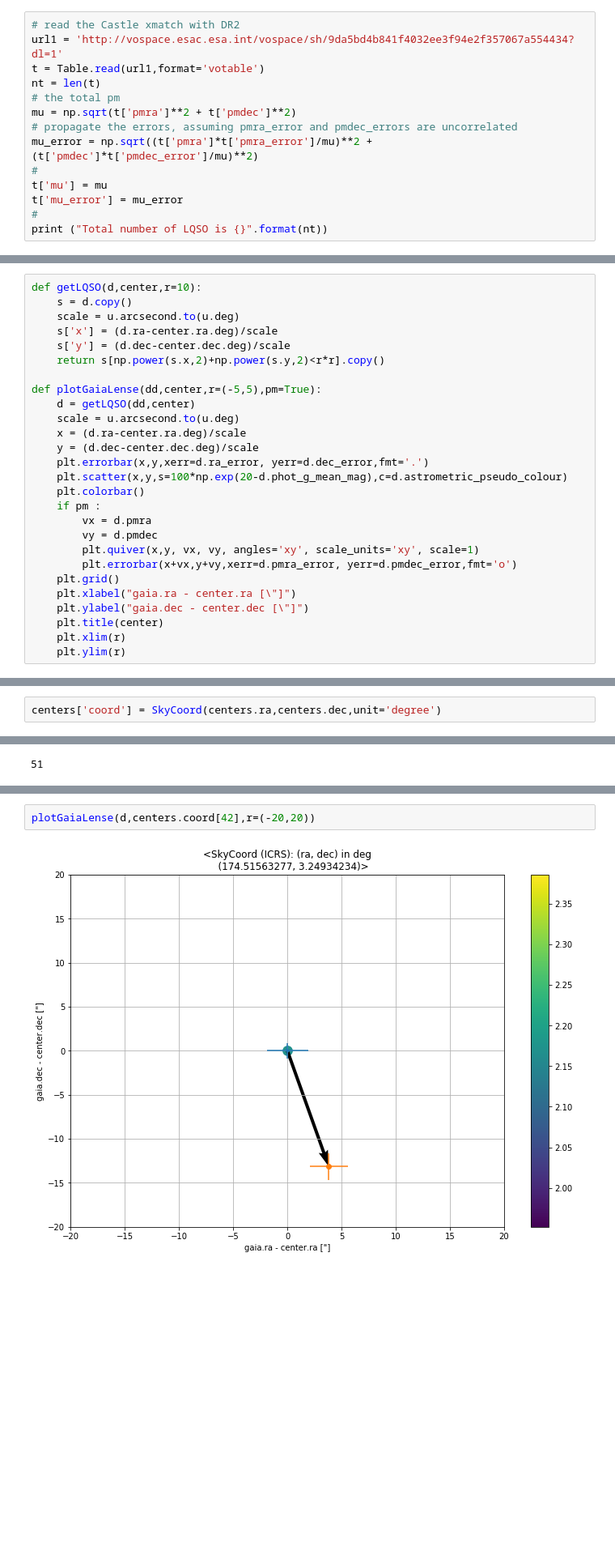
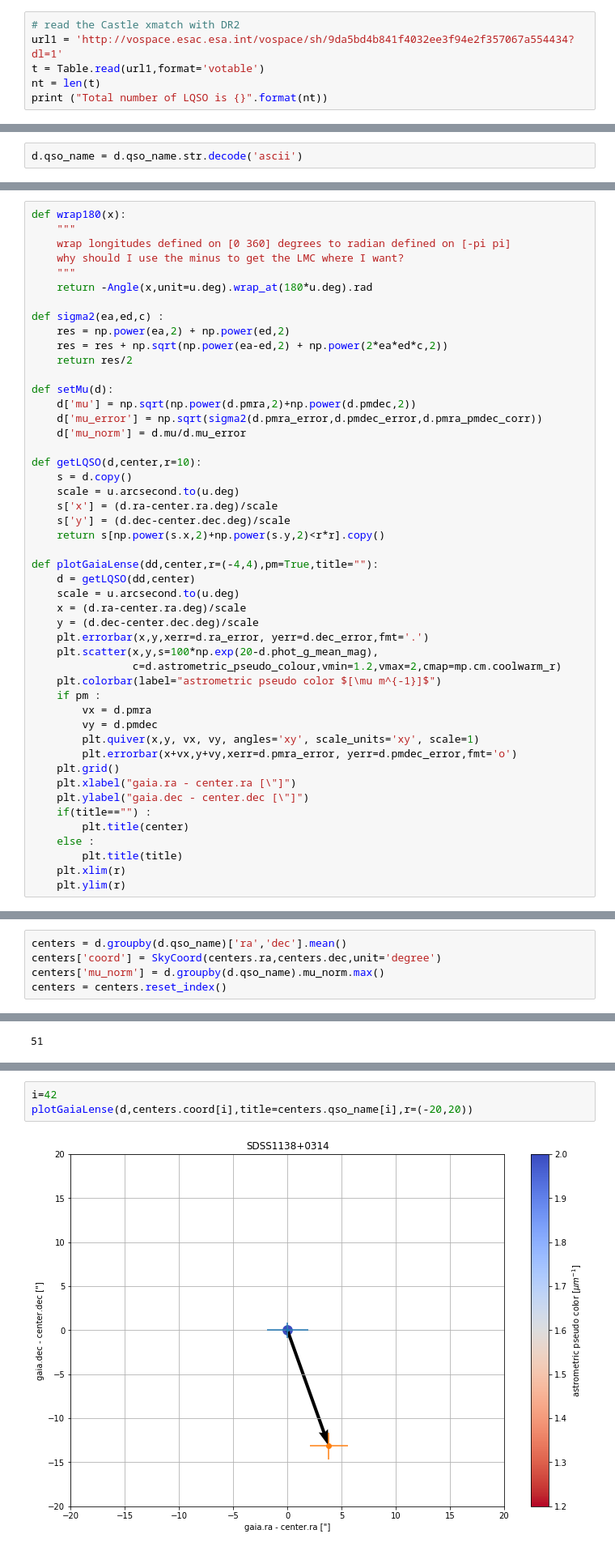
Before and after one commit to bombrun/GaiaLQSO, a Jupyter notebook: notebooks/Castle visual selection.ipynb, the cells around one changed output, grey strips where cells are left out. Shown at 81% size. Saved outputs shown, nothing was run; the diff lists cells and outputs as text; blank space fills up the shorter version.

```diff
--- a/notebooks/Castle visual selection.ipynb
+++ b/notebooks/Castle visual selection.ipynb
@@ -26,14 +26,6 @@ mp.rcParams['figure.figsize'] = (12, 8)
 url1 = 'http://vospace.esac.esa.int/vospace/sh/9da5bd4b841f4032ee3f94e2f357067a554434?dl=1'
 t = Table.read(url1,format='votable')
 nt = len(t)
-# the total pm
-mu = np.sqrt(t['pmra']**2 + t['pmdec']**2)
-# propagate the errors, assuming pmra_error and pmdec_errors are uncorrelated
-mu_error = np.sqrt((t['pmra']*t['pmra_error']/mu)**2 + (t['pmdec']*t['pmdec_error']/mu)**2)
-#
-t['mu'] = mu
-t['mu_error'] = mu_error
-#
 print ("Total number of LQSO is {}".format(nt))
 # %% [output]
 Downloading http://vospace.esac.esa.int/vospace/sh/9da5bd4b841f4032ee3f94e2f357067a554434?dl=1 [Done]
@@ -57,6 +49,8 @@ WARNING: W06: http://vospace.esac.esa.int/vospace/sh/9da5bd4b841f4032ee3f94e2f35
 WARNING: W06: http://vospace.esac.esa.int/vospace/sh/9da5bd4b841f4032ee3f94e2f357067a554434?dl=1:286:0: W06: Invalid UCD 'phys.size.radius;stat.error': Primary word 'stat.error' is not valid as a seco ...
 # %%
 d = t.to_pandas()
+# %%
+d.qso_name = d.qso_name.str.decode('ascii')
 # %%
 d[~np.isnan(d.radius_percentile_lower)]
 # %% [output]
@@ -101,4 +113,21 @@ d.test.hist()
 # %%
+def wrap180(x):
+    """
+    wrap longitudes defined on [0 360] degrees to radian defined on [-pi pi]
+    why should I use the minus to get the LMC where I want?
+    """
+    return -Angle(x,unit=u.deg).wrap_at(180*u.deg).rad
+
+def sigma2(ea,ed,c) :
+    res = np.power(ea,2) + np.power(ed,2)
+    res = res + np.sqrt(np.power(ea-ed,2) + np.power(2*ea*ed*c,2))
+    return res/2
+
+def setMu(d):
+    d['mu'] = np.sqrt(np.power(d.pmra,2)+np.power(d.pmdec,2))
+    d['mu_error'] = np.sqrt(sigma2(d.pmra_error,d.pmdec_error,d.pmra_pmdec_corr))
+    d['mu_norm'] = d.mu/d.mu_error
+
 def getLQSO(d,center,r=10):
     s = d.copy()
     scale = u.arcsecond.to(u.deg)
@@ -106,14 +135,15 @@ def getLQSO(d,center,r=10):
     s['y'] = (d.dec-center.dec.deg)/scale
     return s[np.power(s.x,2)+np.power(s.y,2)<r*r].copy()
 
-def plotGaiaLense(dd,center,r=(-5,5),pm=True):
+def plotGaiaLense(dd,center,r=(-4,4),pm=True,title=""):
     d = getLQSO(dd,center)
     scale = u.arcsecond.to(u.deg)
     x = (d.ra-center.ra.deg)/scale
     y = (d.dec-center.dec.deg)/scale
     plt.errorbar(x,y,xerr=d.ra_error, yerr=d.dec_error,fmt='.')
-    plt.scatter(x,y,s=100*np.exp(20-d.phot_g_mean_mag),c=d.astrometric_pseudo_colour)
-    plt.colorbar()
+    plt.scatter(x,y,s=100*np.exp(20-d.phot_g_mean_mag),
+                c=d.astrometric_pseudo_colour,vmin=1.2,vmax=2,cmap=mp.cm.coolwarm_r)
+    plt.colorbar(label="astrometric pseudo color $[\mu m^{-1}]$")
     if pm :
         vx = d.pmra
         vy = d.pmdec
@@ -122,6 +152,9 @@ def plotGaiaLense(dd,center,r=(-5,5),pm=True):
     plt.grid()
     plt.xlabel("gaia.ra - center.ra [\"]")
     plt.ylabel("gaia.dec - center.dec [\"]")
-    plt.title(center)
+    if(title=="") :
+        plt.title(center)
+    else :
+        plt.title(title)
     plt.xlim(r)
     plt.ylim(r)
@@ -139,2 +181,5 @@ centers = d.groupby(d.qso_name)['ra','dec'].mean()
 # %%
+centers = d.groupby(d.qso_name)['ra','dec'].mean()
 centers['coord'] = SkyCoord(centers.ra,centers.dec,unit='degree')
+centers['mu_norm'] = d.groupby(d.qso_name).mu_norm.max()
+centers = centers.reset_index()
@@ -202,4 +289,5 @@ plotGaiaLense(d,centers.coord[38])
 # %%
-plotGaiaLense(d,centers.coord[42],r=(-20,20))
+i=42
+plotGaiaLense(d,centers.coord[i],title=centers.qso_name[i],r=(-20,20))
 # %% [output]
-[figure, old version]
+[figure, new version]
```
Also changed, not shown: parts of 47 cells of this notebook, 2 other files.
